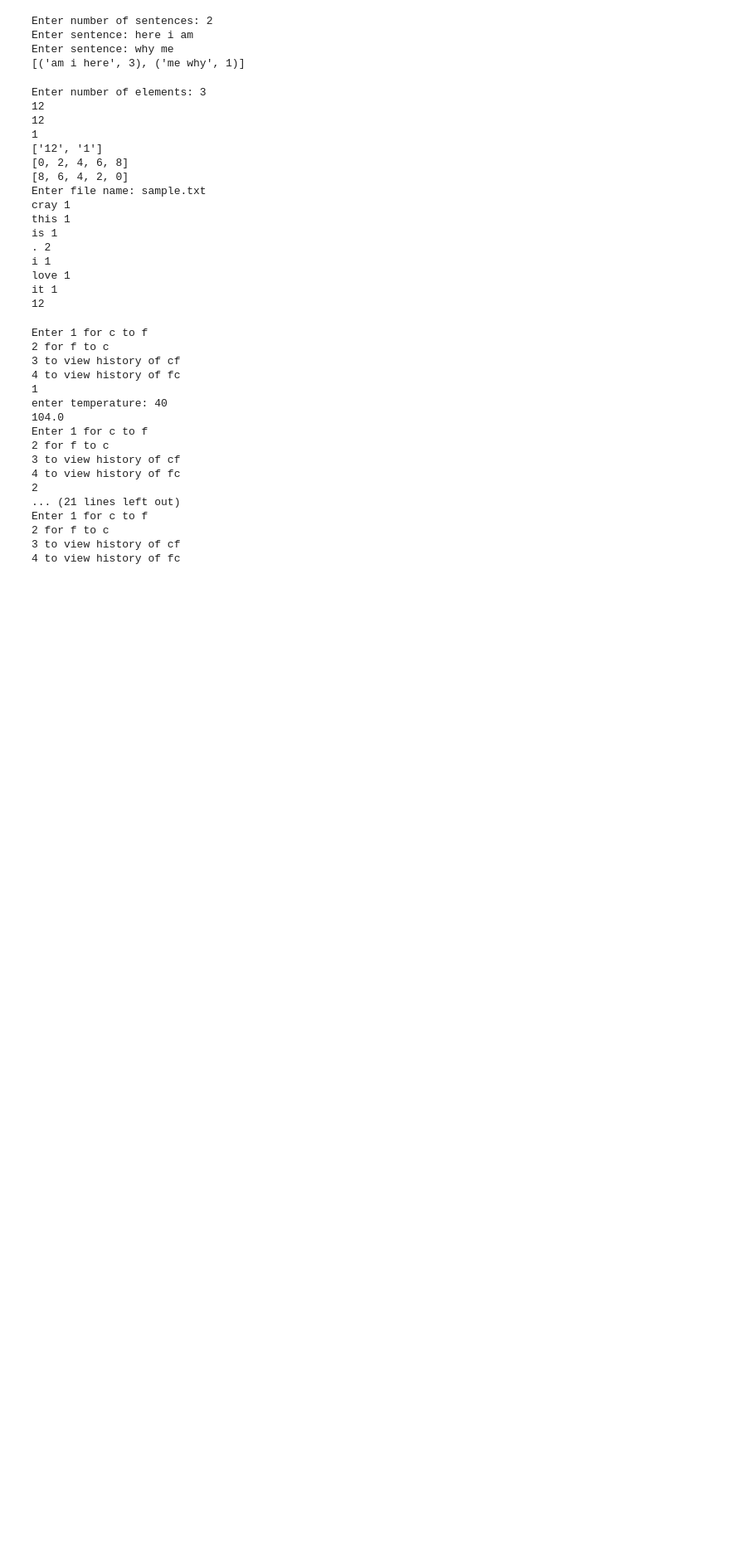
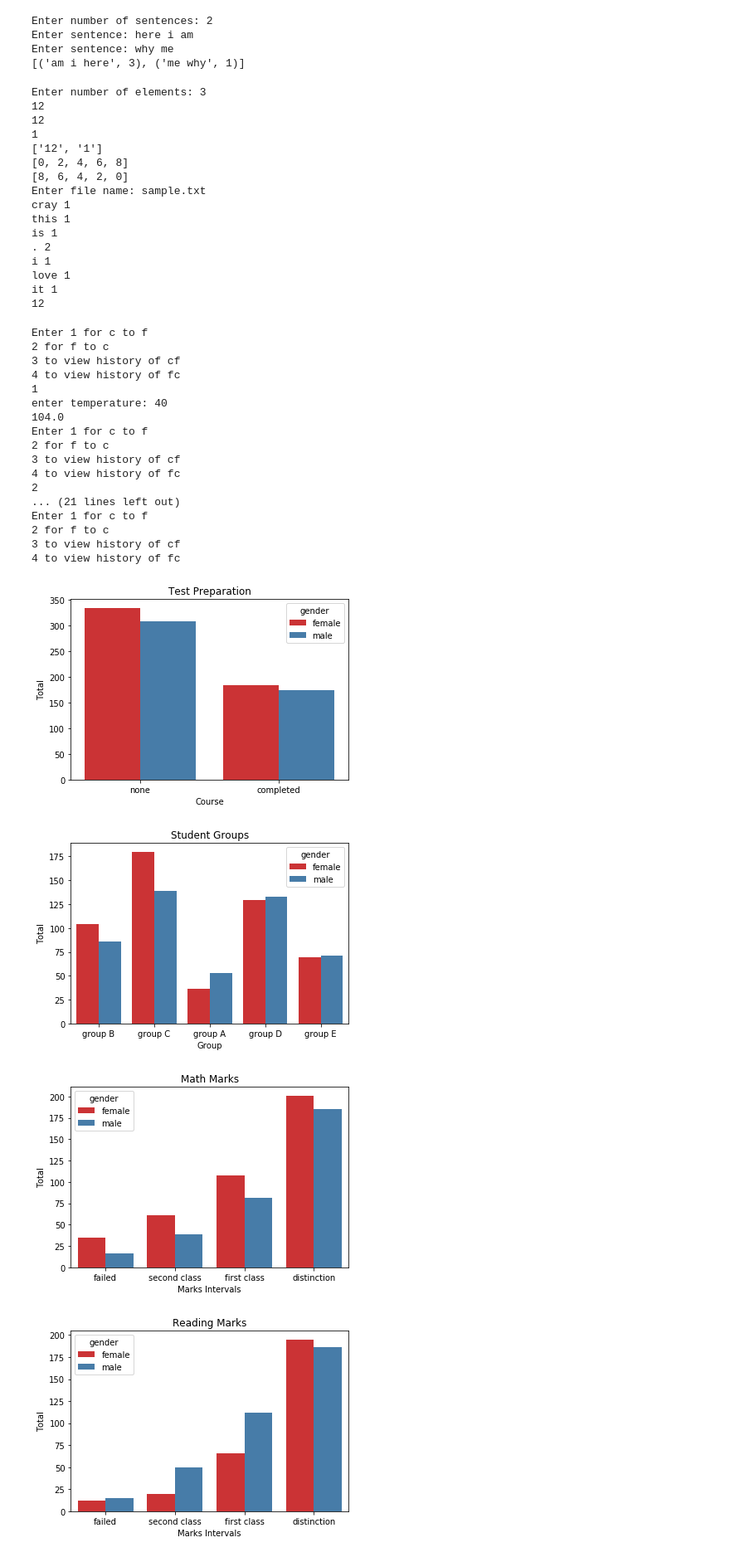
Before and after one commit to rakshitha31/Python-Semester-5, a Jupyter notebook: Semester 5 Python Programs.ipynb, the cells around one changed output. Shown at 83% size. Saved outputs shown, nothing was run; the diff lists cells and outputs as text; code cells hidden in the pictures; blank space fills up the shorter version.

Commit message:
data-science

```diff
--- a/Semester 5 Python Programs.ipynb
+++ b/Semester 5 Python Programs.ipynb
@@ -205,3 +205,59 @@ Enter 1 for c to f
 2 for f to c
 3 to view history of cf
 4 to view history of fc
+# %%
+#Student Performance Program
+import pandas as pd
+import matplotlib.pyplot as plt
+import seaborn as sns
+#a
+data=pd.read_csv('StudentsPerformance.csv')
+#b. Print headers of data
+data.head(10)
+#c.Drop useless columns
+data1=data.drop(['lunch','test preparation course'], axis=1)
+data1.head(5)
+#d.Fill null values in parental education column with a default
+data1['parental level of education']=data1['parental level of education'].fillna('high school')
+data1.head(5)
+#e.Divide ethnicity into groups
+data1['race/ethnicity']=data1['race/ethnicity'].map({
+    'groupA':'Asian Students',
+    'groupB':'African Students',
+    'groupC':'Afro‐Asian Students',
+    'groupD':'American Students',
+    'groupE': 'European Students'
+})
+#f.Visualization using seaborn
+#i.
+vis=sns.countplot(x='test preparation course',hue='gender',palette='Set1', data=data)
+vis.set(title="Test Preparation", xlabel="Course", ylabel="Total")
+plt.show()
+#ii
+vis1=sns.countplot(x='race/ethnicity',hue='gender',palette='Set1', data=data)
+vis1.set(title="Student Groups", xlabel="Group", ylabel="Total")
+plt.show()
+#iii
+#math
+marks=[0,40,50,60,75]                                       #define the marks' range
+categories = ['failed', 'second class', 'first class', 'distinction']
+data1['Math'] = pd.cut(data1['math score'], marks, labels=categories) #Cuts the dataset's "math score" column in given ranges
+vis3 = sns.countplot(x="Math", hue="gender", palette="Set1", data=data1) #plot the cut data column called "Math"
+vis3.set(title="Math Marks", xlabel="Marks Intervals", ylabel="Total")
+plt.show()
+#reading
+data1['Reading'] = pd.cut(data1['reading score'], marks, labels=categories) #Cuts the dataset's "math score" column in given ranges
+vis3 = sns.countplot(x='Reading', hue='gender', palette='Set1', data=data1) #plot the cut data column called "Math"
+vis3.set(title="Reading Marks", xlabel="Marks Intervals", ylabel="Total")
+plt.show()
+
+#Writing
+data1['Writing'] = pd.cut(data1['writing score'], marks, labels=categories) #Cuts the dataset's "math score" column in given ranges
+vis3 = sns.countplot(x='Writing', hue="gender", palette="Set1", data=data1) #plot the cut data column called "Math"
+vis3.set(title='Writing Marks', xlabel='Marks Intervals', ylabel='Total')
+plt.show()
+# %% [output]
+[figure, added]
+[figure, added]
+[figure, added]
+[figure, added]
```
Also changed, not shown: parts of 2 cells of this notebook, 1 other file.
